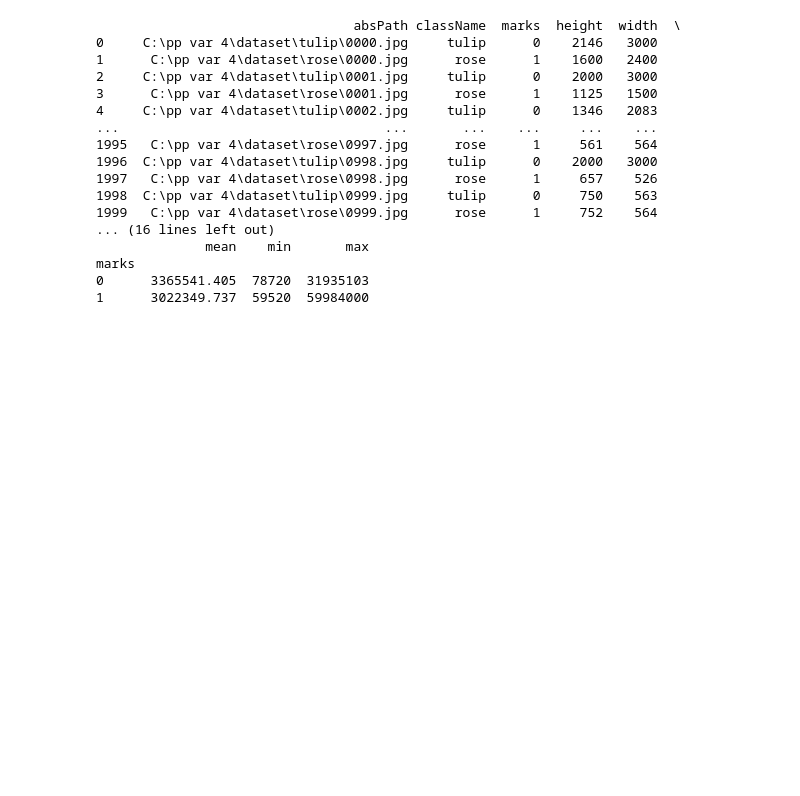
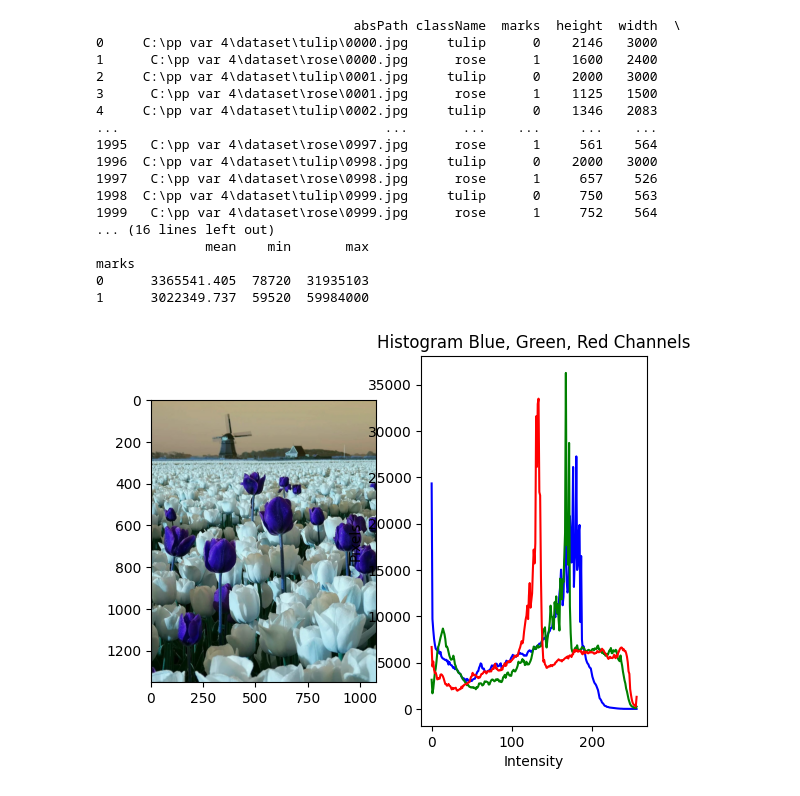
Before and after one commit to Lisyonok04/pp-var-4, a Jupyter notebook: forth/Untitled.ipynb, the cells around one changed output. Cells and saved outputs as stored; diff of their text form; code cells hidden in the pictures; blank space fills up the shorter version.

```diff
--- a/forth/Untitled.ipynb
+++ b/forth/Untitled.ipynb
@@ -197,3 +197,33 @@ print(result)
 marks
 0      3365541.405  78720  31935103
 1      3022349.737  59520  59984000
+# %%
+def histogram(df: pd.DataFrame, mark: int):
+    new_df: pd.DataFrame = filter_df(df, mark)
+    image_path:str = new_df["absPath"].iloc[random.randint(0, 1000)]
+    image = cv2.imread(image_path)
+    color = []
+    for i in range(0, 3):
+        histr = cv2.calcHist([image], [i], None, [256], [0, 256])
+        color.append(histr)
+    return color, image
+# %%
+def rendering(df: pd.DataFrame, mark: int) -> None:
+    histr, image = histogram(df, mark)
+
+    plt.subplot(1, 2, 1)
+    plt.imshow(image)
+
+    plt.subplot(1, 2, 2)
+    plt.plot(histr[0], color="b")
+    plt.plot(histr[1], color="g")
+    plt.plot(histr[2], color="r")
+    plt.title("Histogram Blue, Green, Red Channels")
+    plt.xlabel("Intensity")
+    plt.ylabel("Pixels")
+    plt.show()
+
+
+rendering(df, 0)
+# %% [output]
+[figure, added]
```
